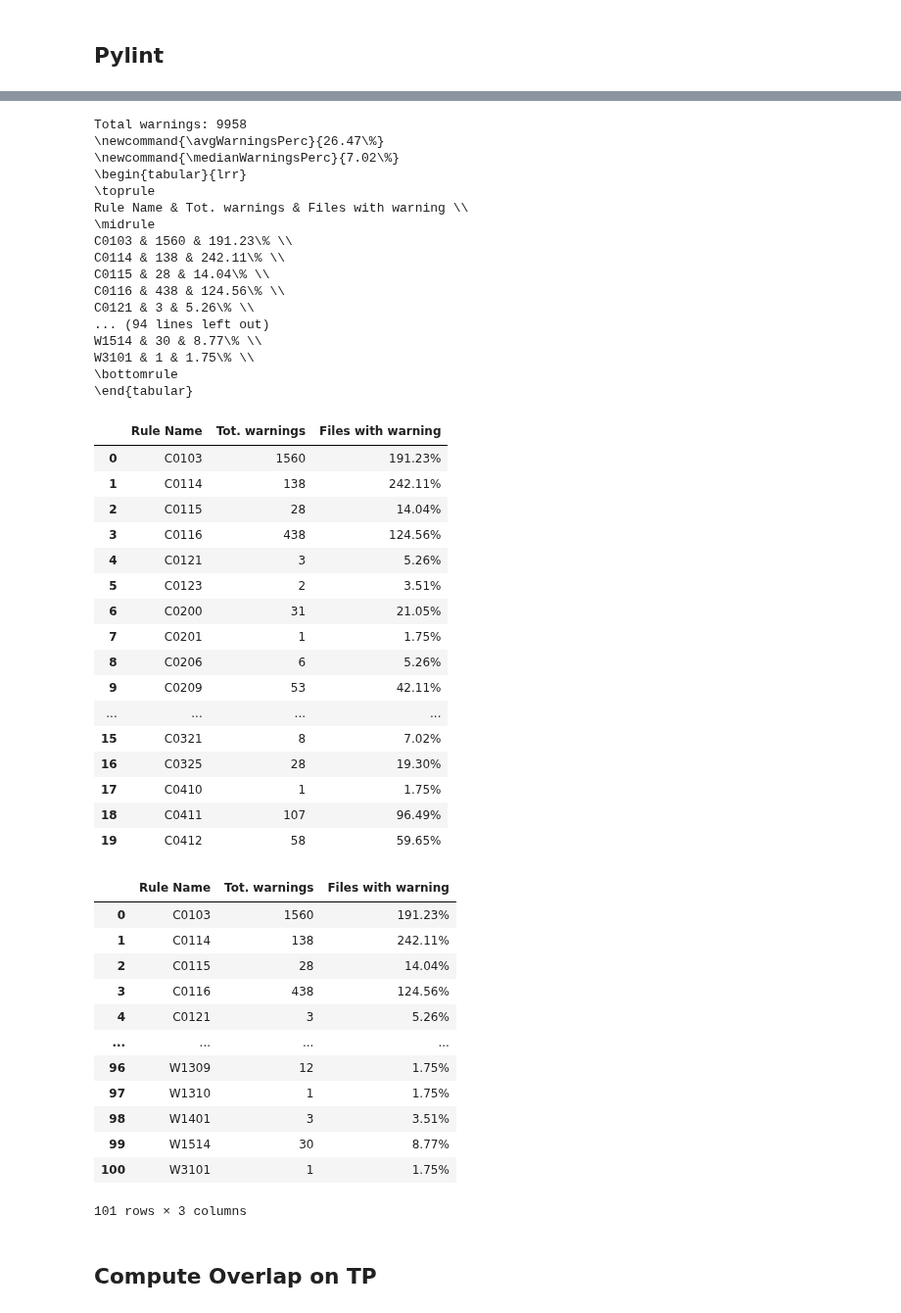
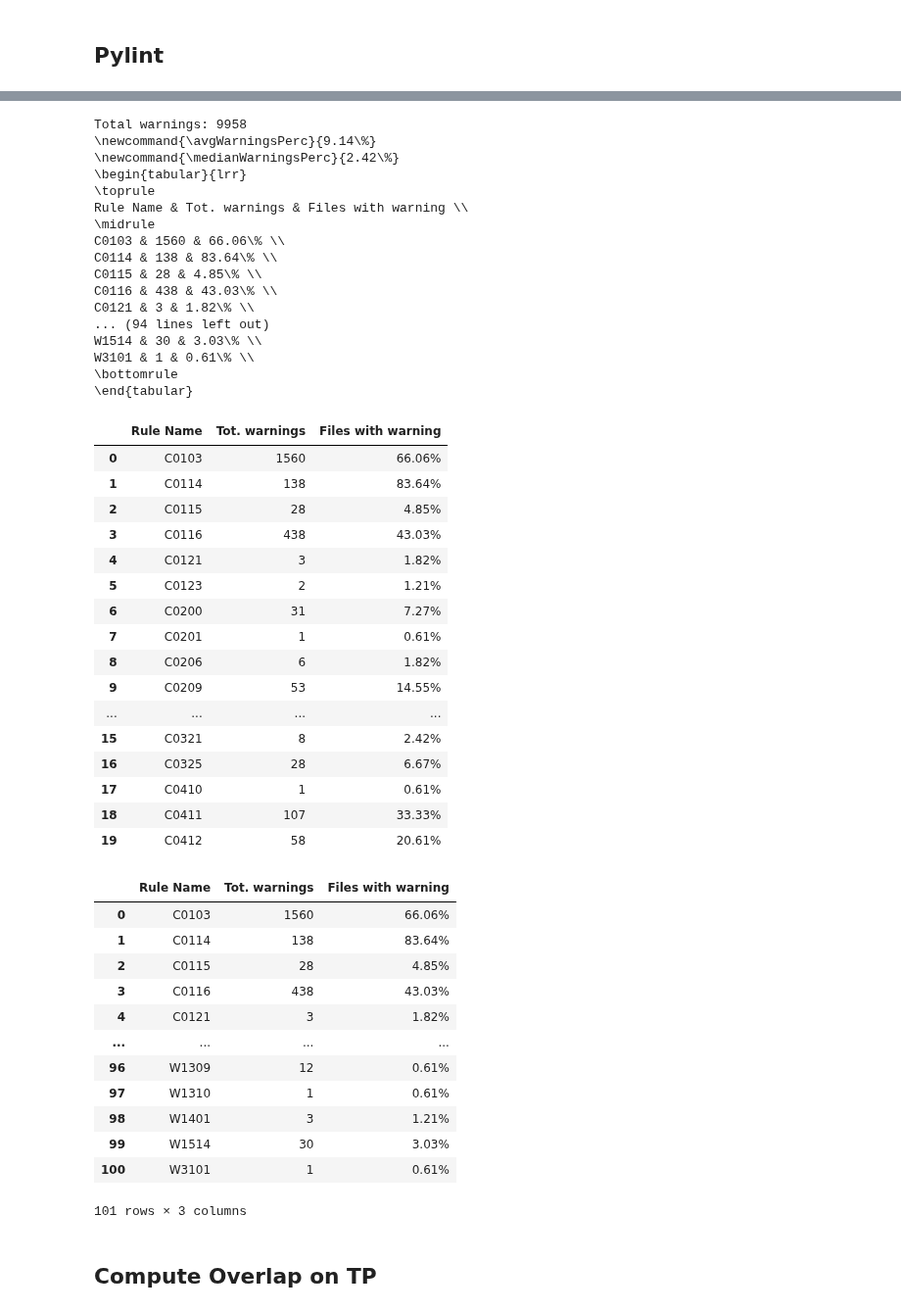
Before and after one commit to sola-st/LintQ, a Jupyter notebook: notebooks/RQs_Reproduce_Analysis_Results_LintQ_REVISION.ipynb, the cells around one changed output, grey strips where cells are left out. Shown at 98% size. Saved outputs shown, nothing was run; the diff lists cells and outputs as text; code cells hidden in the pictures.

Commit message:
fix data paths in notebook

```diff
--- a/notebooks/RQs_Reproduce_Analysis_Results_LintQ_REVISION.ipynb
+++ b/notebooks/RQs_Reproduce_Analysis_Results_LintQ_REVISION.ipynb
@@ -24,7 +24,7 @@ MAIN_FOLDER_DATA = "../data/datasets/exp_v08/files_selected"
 PATH_LINTQ_SARIF = os.path.join(SARIF_FOLDER, "data.sarif")
 DIR_DATASET_QISKIT = '../data/datasets/exp_v08'
 
-PATH_LINTQ_ANNOTATION = os.path.join(SARIF_FOLDER, "Annotation_05_data_sample_representative_10.csv")
+PATH_LINTQ_ANNOTATION = os.path.join(SARIF_FOLDER, "Annotation_06_data_sample_representative_10.csv")
 PATH_REAL_BUGS = "../bug_reports/LintQ Annotation 03-2024 - Real bugs.csv"
 
 
@@ -1693,5 +1693,5 @@ subset_files_to_analyze:
 # %%
-FOLDER_WITH_PYLINT_WARNINGS = "../data/datasets/exp_v08/pylint"
+FOLDER_WITH_PYLINT_WARNINGS = "../data/analysis_results/exp_v08_competitors/pylint"
 
 sarif_results_pylint = get_results_from_sarif_path(
     os.path.join(FOLDER_WITH_PYLINT_WARNINGS, "data.sarif"))
@@ -1701,70 +1701,70 @@ df_results_pylint = get_df_from_sarif(sarif_results_pylint)
 df_results_pylint["file"] = df_results_pylint["file"].apply(
     lambda e: os.path.basename(e))
 # convert line to int
 df_results_pylint["line"] = df_results_pylint["line"].astype(int)
 
 display(df_results_pylint.head())
 print(f"Total warnings: {len(df_results_pylint)}")
 
 compute_warnings_table(
     df_results=df_results_pylint,
     rule_name_mapping=None,
     total_files_in_dataset=len(TP_annotations_files),
     rule_term="Rule"
 )
 # %% [output]
 |  | rule_id | message | file | line | col |
 | 0 | C0301 | Line too long (114/100). | task_2_4f46b2.py | 60 | 1 |
 | 1 | C0304 | Final newline missing. | task_2_4f46b2.py | 64 | 1 |
 | 2 | C0114 | Missing module docstring. | task_2_4f46b2.py | 1 | 1 |
 | 3 | C0103 | Constant name "alice_key" doesn't... | task_2_4f46b2.py | 5 | 1 |
 | 4 | C0103 | Constant name "bob_key" doesn't c... | task_2_4f46b2.py | 6 | 1 |
 Total warnings: 9958
-\newcommand{\avgWarningsPerc}{26.47\%}
-\newcommand{\medianWarningsPerc}{7.02\%}
+\newcommand{\avgWarningsPerc}{9.14\%}
+\newcommand{\medianWarningsPerc}{2.42\%}
 \begin{tabular}{lrr}
 \toprule
 Rule Name & Tot. warnings & Files with warning \\
 \midrule
-C0103 & 1560 & 191.23\% \\
-C0114 & 138 & 242.11\% \\
-C0115 & 28 & 14.04\% \\
-C0116 & 438 & 124.56\% \\
-C0121 & 3 & 5.26\% \\
+C0103 & 1560 & 66.06\% \\
+C0114 & 138 & 83.64\% \\
+C0115 & 28 & 4.85\% \\
+C0116 & 438 & 43.03\% \\
+C0121 & 3 & 1.82\% \\
 ... (94 lines left out)
-W1514 & 30 & 8.77\% \\
-W3101 & 1 & 1.75\% \\
+W1514 & 30 & 3.03\% \\
+W3101 & 1 & 0.61\% \\
 \bottomrule
 \end{tabular}
 |  | Rule Name | Tot. warnings | Files with warning |
-| 0 | C0103 | 1560 | 191.23% |
-| 1 | C0114 | 138 | 242.11% |
-| 2 | C0115 | 28 | 14.04% |
-| 3 | C0116 | 438 | 124.56% |
-| 4 | C0121 | 3 | 5.26% |
-| 5 | C0123 | 2 | 3.51% |
-| 6 | C0200 | 31 | 21.05% |
-| 7 | C0201 | 1 | 1.75% |
-| 8 | C0206 | 6 | 5.26% |
-| 9 | C0209 | 53 | 42.11% |
+| 0 | C0103 | 1560 | 66.06% |
+| 1 | C0114 | 138 | 83.64% |
+| 2 | C0115 | 28 | 4.85% |
+| 3 | C0116 | 438 | 43.03% |
+| 4 | C0121 | 3 | 1.82% |
+| 5 | C0123 | 2 | 1.21% |
+| 6 | C0200 | 31 | 7.27% |
+| 7 | C0201 | 1 | 0.61% |
+| 8 | C0206 | 6 | 1.82% |
+| 9 | C0209 | 53 | 14.55% |
 | ... | ... | ... | ... |
-| 15 | C0321 | 8 | 7.02% |
-| 16 | C0325 | 28 | 19.30% |
-| 17 | C0410 | 1 | 1.75% |
-| 18 | C0411 | 107 | 96.49% |
-| 19 | C0412 | 58 | 59.65% |
+| 15 | C0321 | 8 | 2.42% |
+| 16 | C0325 | 28 | 6.67% |
+| 17 | C0410 | 1 | 0.61% |
+| 18 | C0411 | 107 | 33.33% |
+| 19 | C0412 | 58 | 20.61% |
 |  | Rule Name | Tot. warnings | Files with warning |
-| 0 | C0103 | 1560 | 191.23% |
-| 1 | C0114 | 138 | 242.11% |
-| 2 | C0115 | 28 | 14.04% |
-| 3 | C0116 | 438 | 124.56% |
-| 4 | C0121 | 3 | 5.26% |
+| 0 | C0103 | 1560 | 66.06% |
+| 1 | C0114 | 138 | 83.64% |
+| 2 | C0115 | 28 | 4.85% |
+| 3 | C0116 | 438 | 43.03% |
+| 4 | C0121 | 3 | 1.82% |
 | ... | ... | ... | ... |
-| 96 | W1309 | 12 | 1.75% |
-| 97 | W1310 | 1 | 1.75% |
-| 98 | W1401 | 3 | 3.51% |
-| 99 | W1514 | 30 | 8.77% |
-| 100 | W3101 | 1 | 1.75% |
+| 96 | W1309 | 12 | 0.61% |
+| 97 | W1310 | 1 | 0.61% |
+| 98 | W1401 | 3 | 1.21% |
+| 99 | W1514 | 30 | 3.03% |
+| 100 | W3101 | 1 | 0.61% |
 101 rows × 3 columns
 # %% [markdown]
 ## Compute Overlap on TP
```
Also changed, not shown: parts of 6 cells of this notebook.
